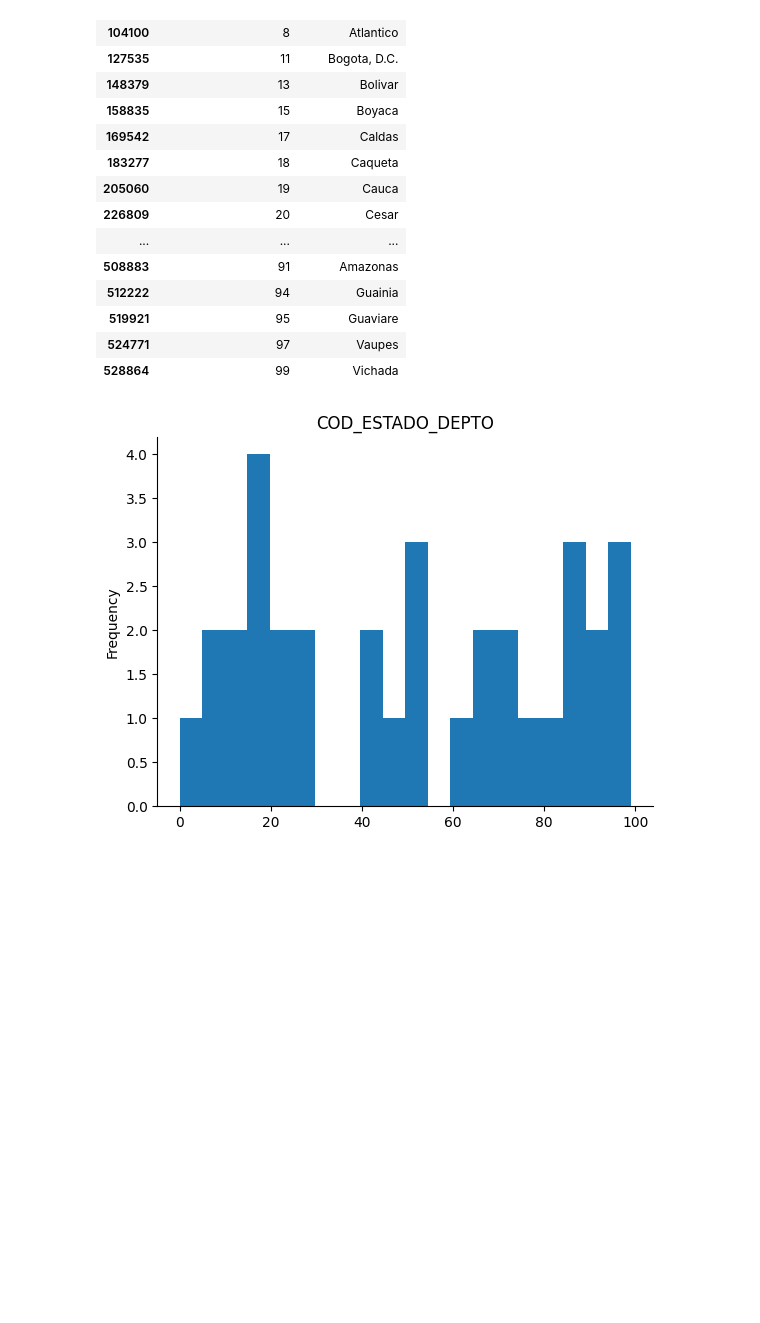
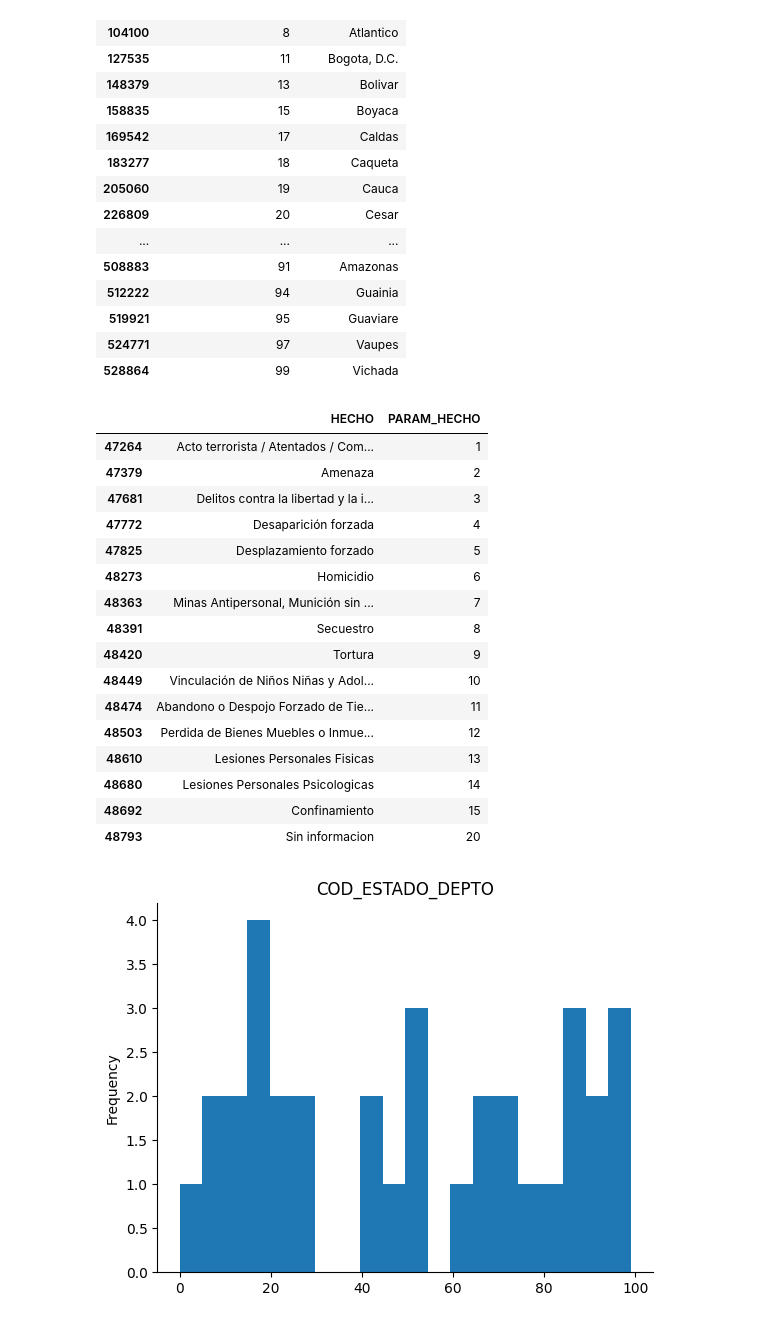
Before and after one commit to oviedokaren19/bc_G3_analisis_victimas, a Jupyter notebook: sprint2.ipynb, the cells around one changed output. Cells and saved outputs as stored; diff of their text form; code cells hidden in the pictures; blank space fills up the shorter version.

```diff
--- a/sprint2.ipynb
+++ b/sprint2.ipynb
@@ -313,6 +295,27 @@ display(unique_estados)
 | 519921 | 95 | Guaviare |
 | 524771 | 97 | Vaupes |
 | 528864 | 99 | Vichada |
+# %%
+unique_estados = df_filtrado[['HECHO', 'PARAM_HECHO']].drop_duplicates()
+display(unique_estados)
+# %% [output]
+|  | HECHO | PARAM_HECHO |
+| 47264 | Acto terrorista / Atentados / Com... | 1 |
+| 47379 | Amenaza | 2 |
+| 47681 | Delitos contra la libertad y la i... | 3 |
+| 47772 | Desaparición forzada | 4 |
+| 47825 | Desplazamiento forzado | 5 |
+| 48273 | Homicidio | 6 |
+| 48363 | Minas Antipersonal, Munición sin ... | 7 |
+| 48391 | Secuestro | 8 |
+| 48420 | Tortura | 9 |
+| 48449 | Vinculación de Niños Niñas y Adol... | 10 |
+| 48474 | Abandono o Despojo Forzado de Tie... | 11 |
+| 48503 | Perdida de Bienes Muebles o Inmue... | 12 |
+| 48610 | Lesiones Personales Fisicas | 13 |
+| 48680 | Lesiones Personales Psicologicas | 14 |
+| 48692 | Confinamiento | 15 |
+| 48793 | Sin informacion | 20 |
 # %%
 # @title COD_ESTADO_DEPTO
 
```
Also changed, not shown: parts of 4 cells of this notebook.
